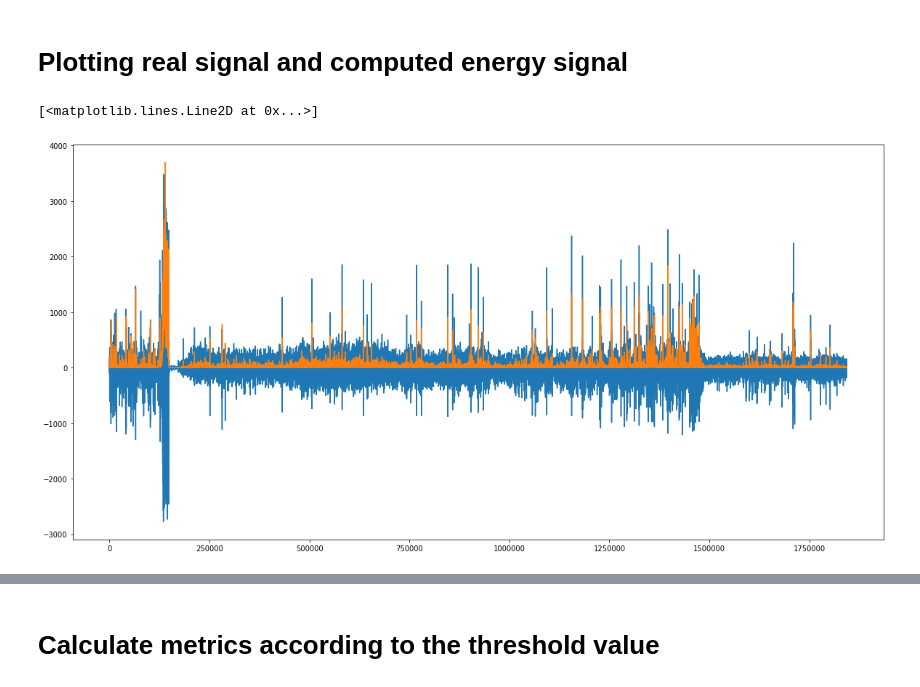
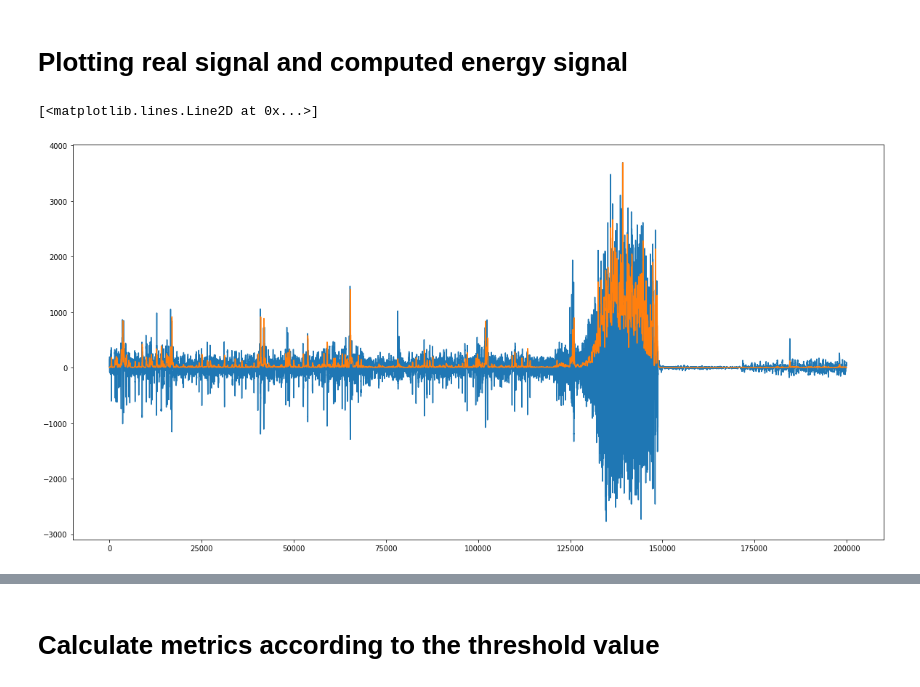
Before and after one commit to sinitame/ieeg-ml-project, a Jupyter notebook: notebooks/Feature_selection_patient_2.ipynb, the cells around one changed output, grey strips where cells are left out. Cells and saved outputs as stored; diff of their text form; code cells hidden in the pictures.

```diff
--- a/notebooks/Feature_selection_patient_2.ipynb
+++ b/notebooks/Feature_selection_patient_2.ipynb
@@ -91,11 +91,11 @@ moving_avg_seizure1_single_scaled = scale_signal(moving_avg_seizure1_single, 128
 # %%
 plt.figure(figsize=(20,10))
 real_signal = eegs[0][1][max_power_eeg].T
-plt.plot(real_signal)
-plt.plot(energy_seizure1_single_scaled/np.max(energy_seizure1_single_scaled)*np.max(real_signal))
+plt.plot(real_signal[:200000])
+plt.plot(energy_seizure1_single_scaled[:200000]/np.max(energy_seizure1_single_scaled)*np.max(real_signal))
 # %% [output]
 [<matplotlib.lines.Line2D at 0x...>]
-[figure, old version]
+[figure, new version]
 # %%
 plt.figure(figsize=(20,10))
 real_signal = eegs[0][1][max_power_eeg].T
```
Also changed, not shown: parts of 2 cells of this notebook.
